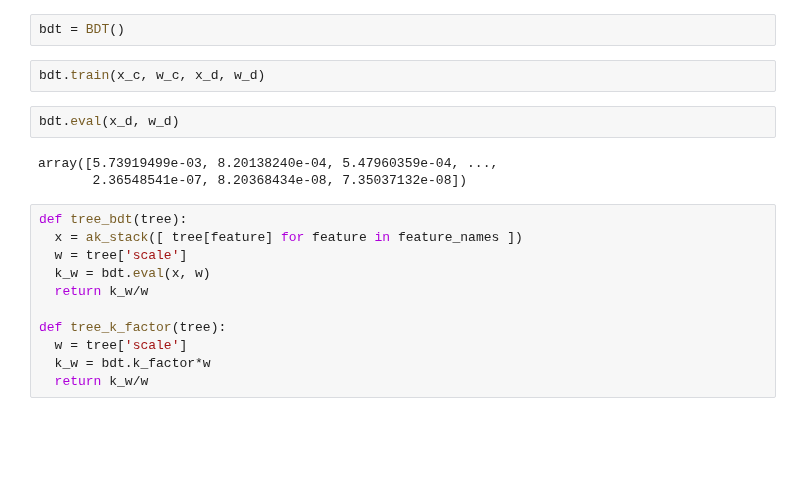
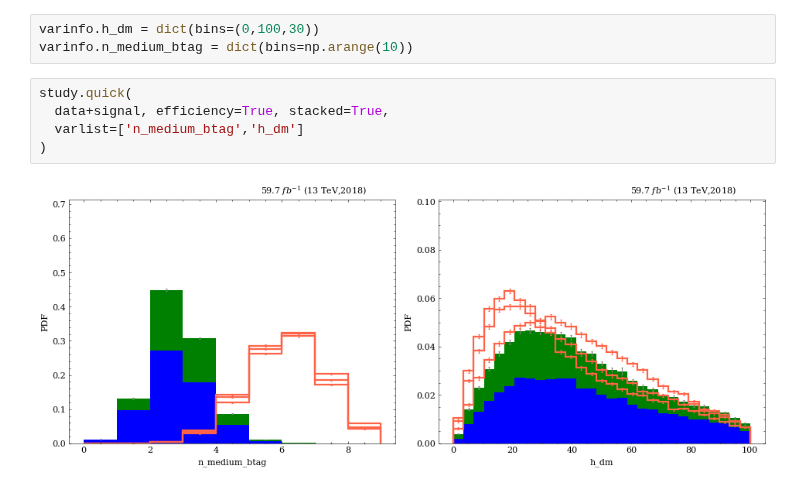
Before and after one commit to ekoenig4/analysis, a Jupyter notebook: jupyter/eightb/bdt/test_benchmark.ipynb, the cells around one changed output. Drawn from its saved outputs; the diff is of its cells as text; blank space fills up the shorter version.

```diff
--- a/jupyter/eightb/bdt/test_benchmark.ipynb
+++ b/jupyter/eightb/bdt/test_benchmark.ipynb
@@ -80,20 +69,10 @@ class BDT:
-# %%
-bdt = BDT()
-# %%
-bdt.train(x_c, w_c, x_d, w_d)
-# %%
-bdt.eval(x_d, w_d)
-# %% [output]
-array([5.73919499e-03, 8.20138240e-04, 5.47960359e-04, ...,
-       2.36548541e-07, 8.20368434e-08, 7.35037132e-08])
-# %%
-def tree_bdt(tree):
-  x = ak_stack([ tree[feature] for feature in feature_names ])
-  w = tree['scale']
-  k_w = bdt.eval(x, w)
-  return k_w/w
-
-def tree_k_factor(tree):
-  w = tree['scale']
-  k_w = bdt.k_factor*w
-  return k_w/w
+# %%
+varinfo.h_dm = dict(bins=(0,100,30))
+varinfo.n_medium_btag = dict(bins=np.arange(10))
+# %%
+study.quick(
+  data+signal, efficiency=True, stacked=True,
+  varlist=['n_medium_btag','h_dm']
+)
+# %% [output]
+[figure, added]
```
Also changed, not shown: parts of 19 cells of this notebook, 9 other files.
